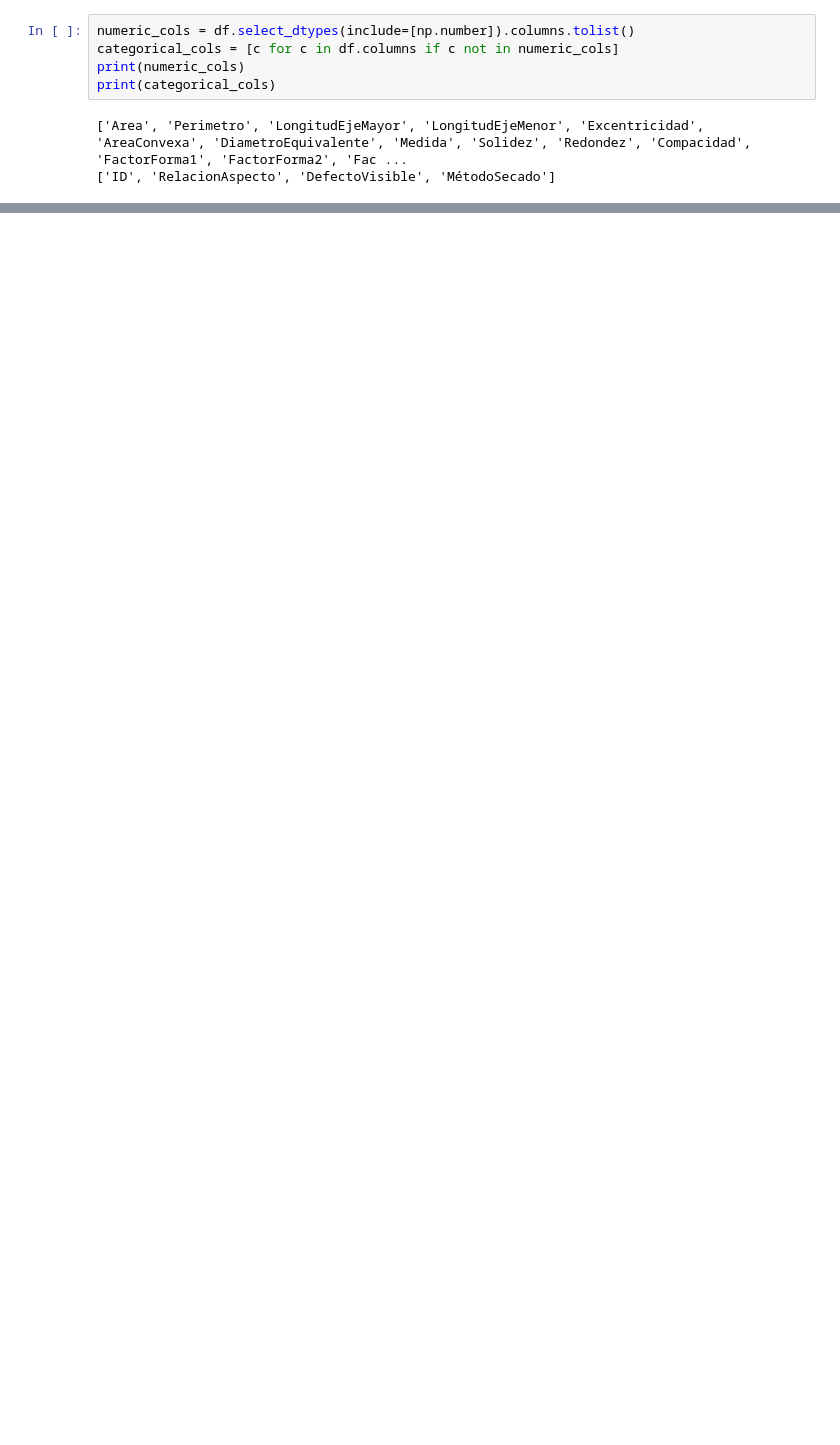
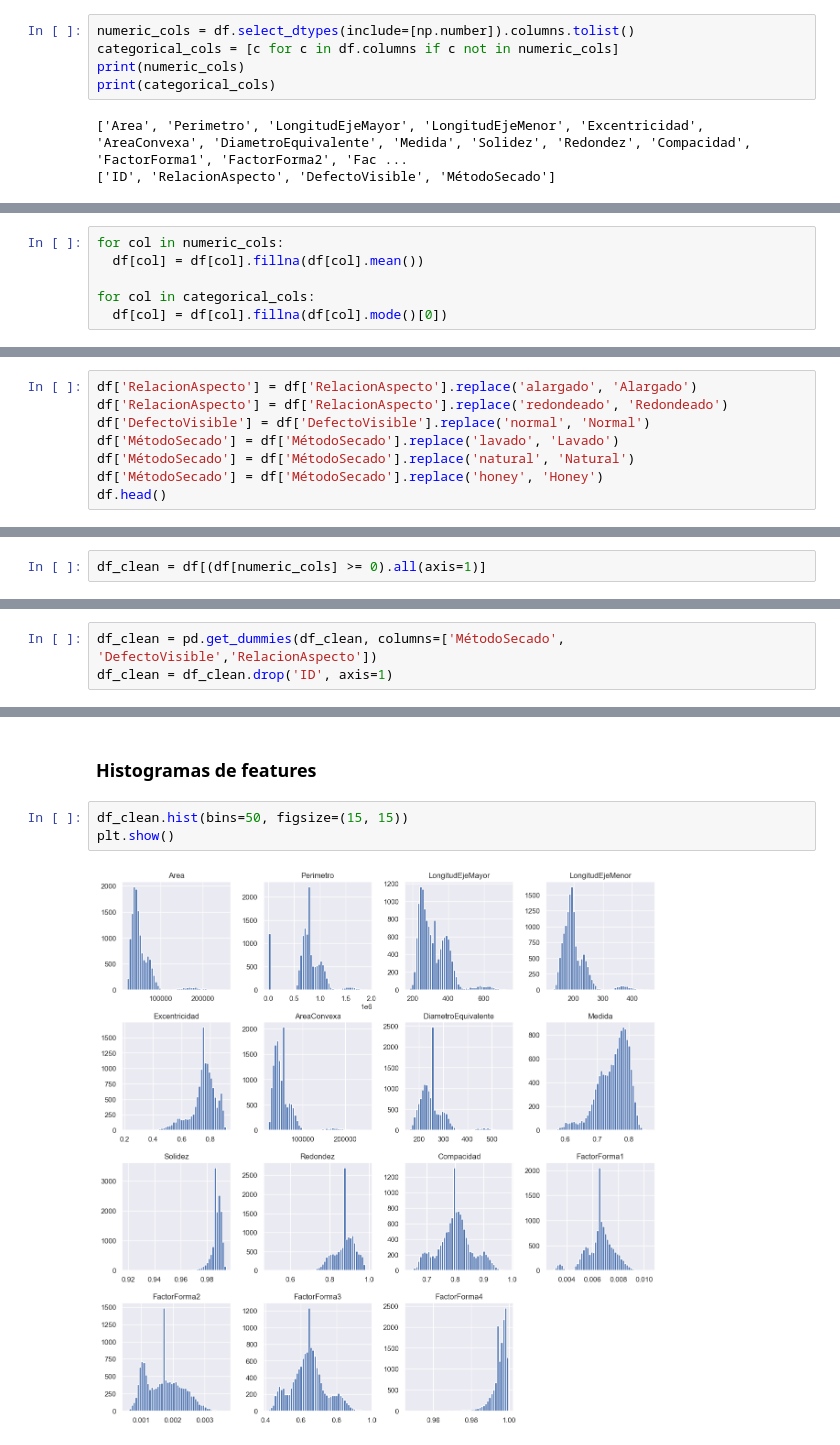
Before and after one commit to BILabsAndProjects/Lab2-Senecafe, a Jupyter notebook: Laboratorio2.ipynb, the cells around one changed output, grey strips where cells are left out. Drawn from its saved outputs; the diff is of its cells as text; blank space fills up the shorter version.

```diff
--- a/Laboratorio2.ipynb
+++ b/Laboratorio2.ipynb
@@ -170,0 +253,6 @@ print(categorical_cols)
+# %%
+for col in numeric_cols:
+  df[col] = df[col].fillna(df[col].mean())
+
+for col in categorical_cols:
+  df[col] = df[col].fillna(df[col].mode()[0])
@@ -202,0 +315,8 @@ Name: count, dtype: int64
+# %%
+df['RelacionAspecto'] = df['RelacionAspecto'].replace('alargado', 'Alargado')
+df['RelacionAspecto'] = df['RelacionAspecto'].replace('redondeado', 'Redondeado')
+df['DefectoVisible'] = df['DefectoVisible'].replace('normal', 'Normal')
+df['MétodoSecado'] = df['MétodoSecado'].replace('lavado', 'Lavado')
+df['MétodoSecado'] = df['MétodoSecado'].replace('natural', 'Natural')
+df['MétodoSecado'] = df['MétodoSecado'].replace('honey', 'Honey')
+df.head()
@@ -202,0 +355,2 @@ Name: count, dtype: int64
+# %%
+df_clean = df[(df[numeric_cols] >= 0).all(axis=1)]
@@ -202,0 +359,3 @@ Name: count, dtype: int64
+# %%
+df_clean = pd.get_dummies(df_clean, columns=['MétodoSecado', 'DefectoVisible','RelacionAspecto'])
+df_clean = df_clean.drop('ID', axis=1)
@@ -202,0 +373,7 @@ Name: count, dtype: int64
+# %% [markdown]
+### Histogramas de features
+# %%
+df_clean.hist(bins=50, figsize=(15, 15))
+plt.show()
+# %% [output]
+[figure, added]
```
Also changed, not shown: parts of 58 cells of this notebook.
